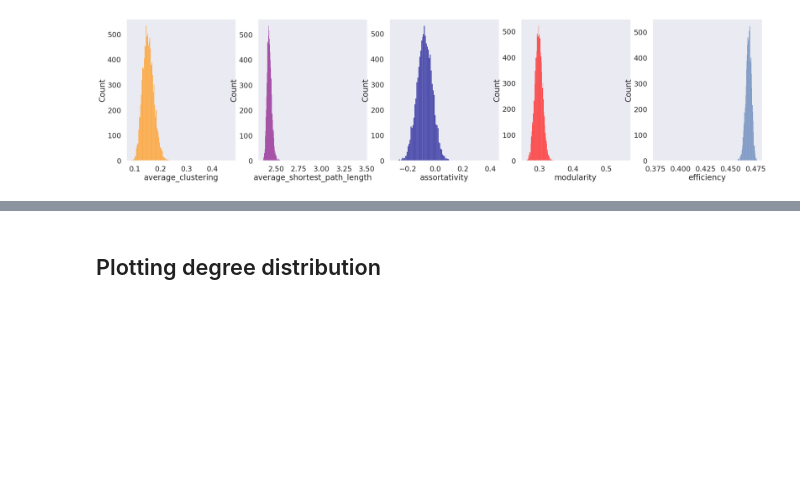
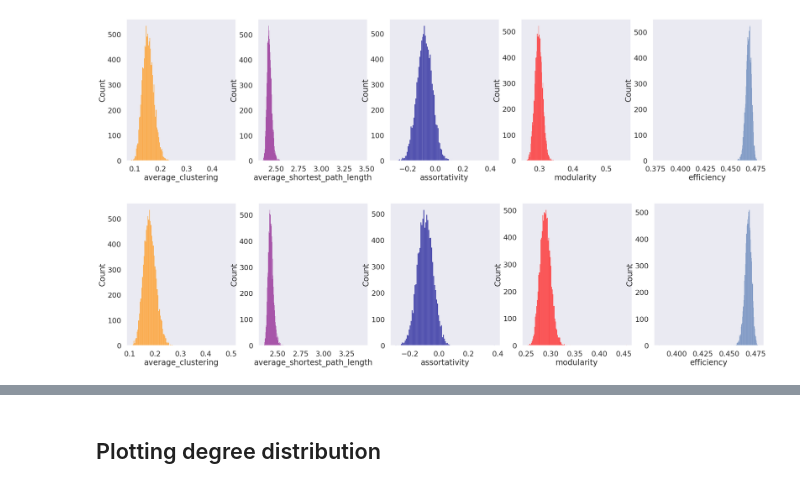
Before and after one commit to WMDA/SCN, a Jupyter notebook: scripts/work_in_progress_scripts/LGI_networks_assumptions.ipynb, the cells around one changed output, grey strips where cells are left out. Saved outputs shown, nothing was run; the diff lists cells and outputs as text; code cells hidden in the pictures; blank space fills up the shorter version.

```diff
--- a/scripts/work_in_progress_scripts/LGI_networks_assumptions.ipynb
+++ b/scripts/work_in_progress_scripts/LGI_networks_assumptions.ipynb
@@ -21,6 +21,7 @@ This code creates the enviornmental variable for where the data is stored. Creat
 from decouple import config
 
 data = config('data')
+results = config('results')
 # %%
 lh_lgi = pd.read_csv(f'{data}/lh_lgi.dat',sep='\t').drop([
                      'BrainSegVolNotVent', 'eTIV'],axis=1).rename(columns={'lh.aparc.pial_lgi.thickness':'G-Number'})
@@ -53,7 +56,7 @@ brain_bundle_aan = Sfun.permutations(aan_graphs['graph_threshold'], data, name='
 # %% [output]
 Loading CSVs
 # %%
-brain_bundle_wr = Sfun.permutations(wr_graphs['graph_threshold'], data, name='WR_LGI', perms=10000)
+brain_bundle_wr = Sfun.permutations(wr_graphs['graph_threshold'], results, name='WR_LGI', perms=10000)
 # %% [output]
 Loading CSVs
 # %%
@@ -66,3 +69,7 @@ Loading CSVs
 Pfun.distro_plots(brain_bundle_aan['global_measures'])
 # %% [output]
 [figure]
+# %%
+Pfun.distro_plots(brain_bundle_wr['global_measures'])
+# %% [output]
+[figure, added]
```
Also changed, not shown: parts of 11 cells of this notebook, 4 other files.
